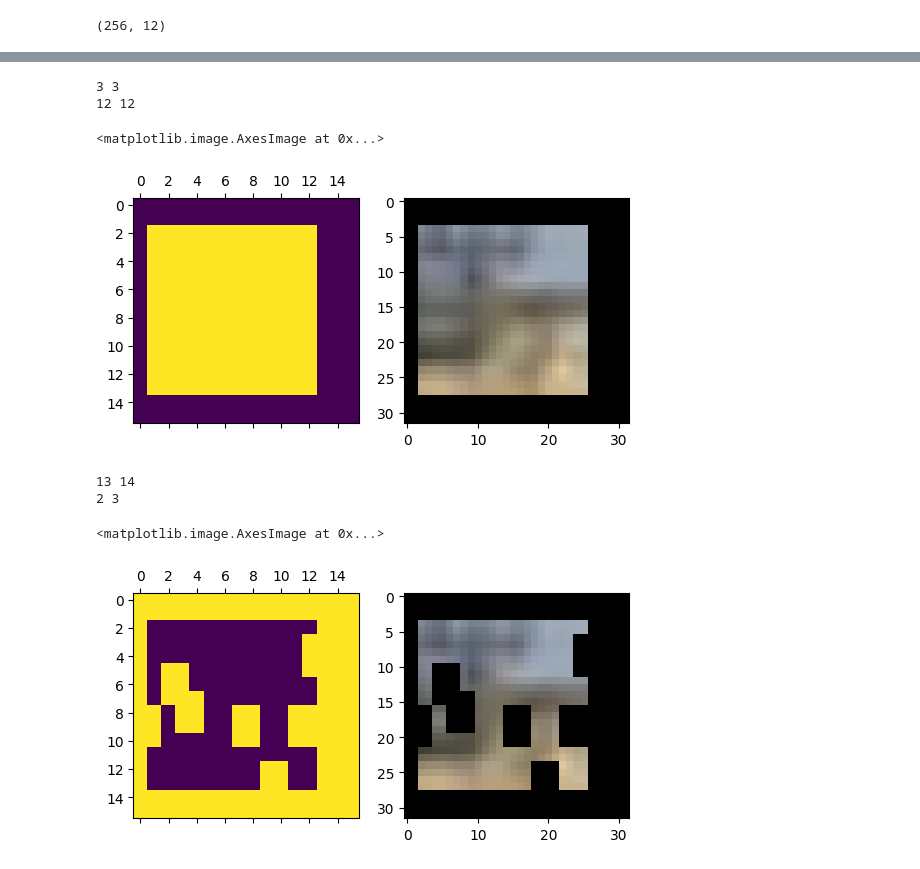
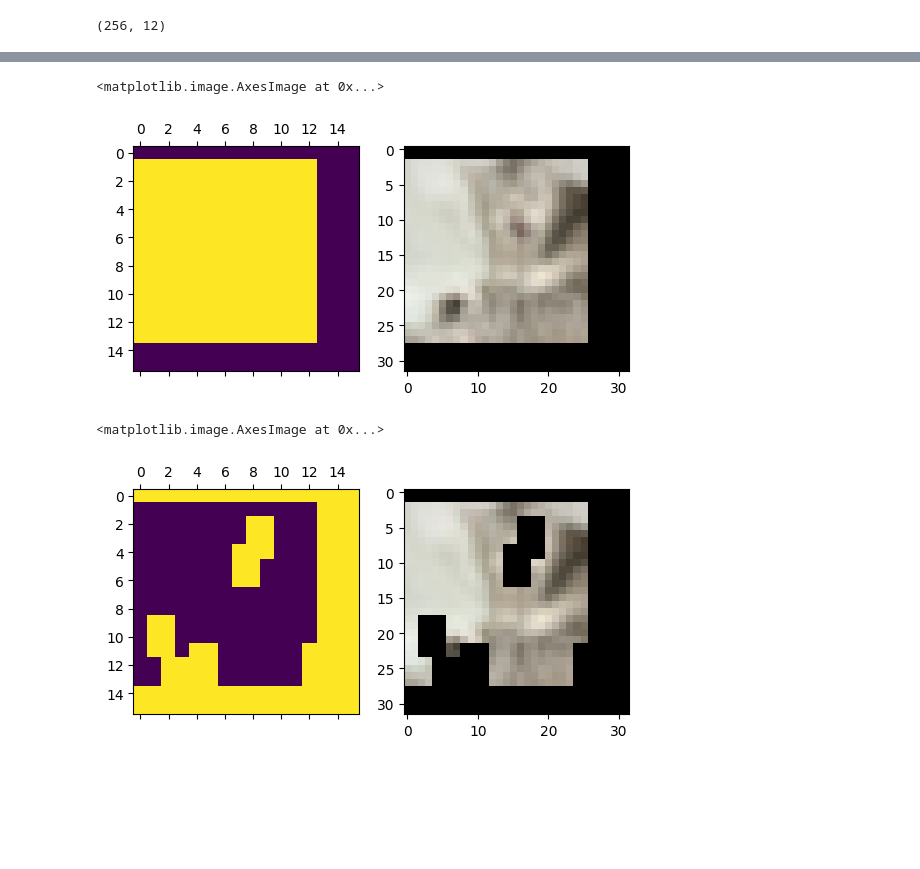
Before and after one commit to sugolov/jepax, a Jupyter notebook: notebooks/components/data_patch.ipynb, the cells around one changed output, grey strips where cells are left out. Drawn from its saved outputs; the diff is of its cells as text; code cells hidden in the pictures; blank space fills up the shorter version.

Commit message:
mask class

```diff
--- a/notebooks/components/data_patch.ipynb
+++ b/notebooks/components/data_patch.ipynb
@@ -116,0 +141,8 @@ ax[1].imshow(visualize_mask(x[0], mask_pred))
+# %%
+masker = IJEPAMasker(32, 32, 2)
+
+@partial(jax.jit, static_argnums=(1,))
+def create_mask(key, M):
+    return masker(key, M)
+
+mask_ctx, mask_pred = create_mask(jax.random.PRNGKey(0), 4)
@@ -117,29 +163,16 @@ ax[1].imshow(visualize_mask(x[0], mask_pred))
 # %%
-key = jax.random.PRNGKey(42)
-mask_ctx = create_mask(key, scale=0.8, aspect=1.0)
-
 fig, ax = plt.subplots(1,2)
 ax[0].matshow(mask_ctx)
 ax[1].imshow(visualize_mask(x[0], ~mask_ctx))
 # %% [output]
-3 3
-12 12
+<matplotlib.image.AxesImage at 0x...>
-<matplotlib.image.AxesImage at 0x...>
-[figure, old version]
+[figure, new version]
 # %%
-from functools import partial
-
-keys = jax.random.split(key, 7)
-masks_pred = jax.vmap(partial(create_mask, scale=0.15, aspect=1.5))(keys)
-mask_pred = jnp.any(masks_pred, axis=0)
-
-mask_total = ~mask_ctx | mask_pred
+mask_total = ~mask_ctx | jnp.any(mask_pred, axis=0)
 
 fig, ax = plt.subplots(1,2)
 ax[0].matshow(mask_total)
 ax[1].imshow(visualize_mask(x[0], mask_total))
 # %% [output]
-13 14
-2 3
+<matplotlib.image.AxesImage at 0x...>
-<matplotlib.image.AxesImage at 0x...>
-[figure, old version]
+[figure, new version]
```
Also changed, not shown: parts of 7 cells of this notebook.
